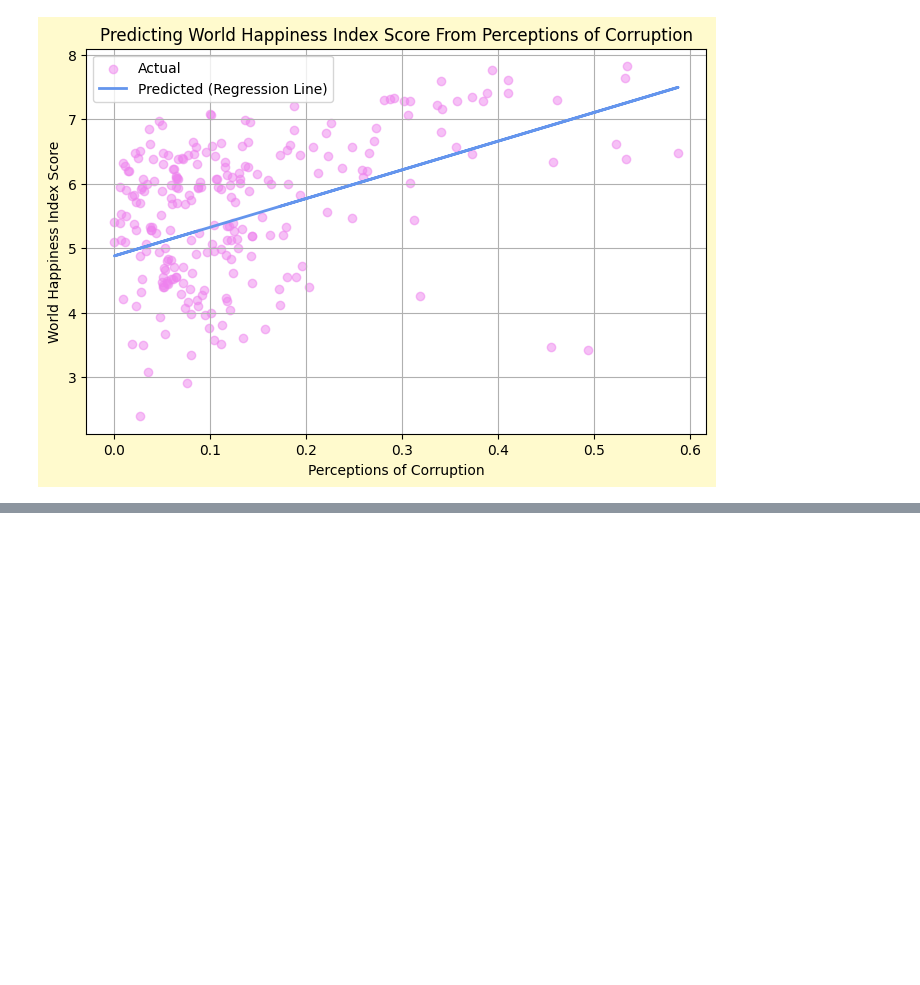
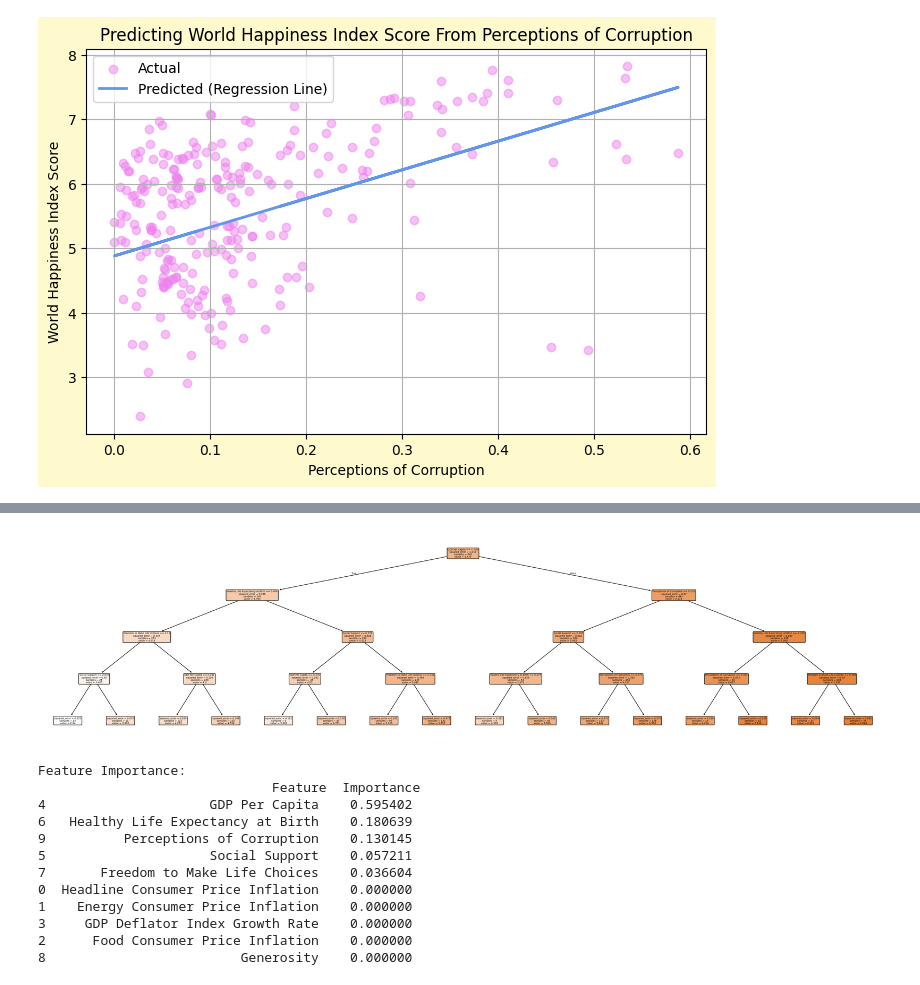
Before and after one commit to CharlotteHoyt/KWK-Goldman-Sachs-ML-Final-Project, a Jupyter notebook: Charlotte_KWK_Machine_Learning_x_Finance_Challenge_Final_Project.ipynb, the cells around one changed output, grey strips where cells are left out. Cells and saved outputs as stored; diff of their text form; code cells hidden in the pictures; blank space fills up the shorter version.

Commit message:
Trained regression tree.

```diff
--- a/Charlotte_KWK_Machine_Learning_x_Finance_Challenge_Final_Project.ipynb
+++ b/Charlotte_KWK_Machine_Learning_x_Finance_Challenge_Final_Project.ipynb
@@ -552,0 +573,78 @@ R^2 Score: 0.14774881876322898
+# %%
+from sklearn.model_selection import train_test_split
+from sklearn.tree import DecisionTreeRegressor, plot_tree
+from sklearn.metrics import mean_squared_error
+import matplotlib.pyplot as plt
+
+# Gather features into X.
+X = df[["Headline Consumer Price Inflation",
+        "Energy Consumer Price Inflation",
+        "Food Consumer Price Inflation",
+        "GDP Deflator Index Growth Rate",
+        "GDP Per Capita",
+        "Social Support",
+        "Healthy Life Expectancy at Birth",
+        "Freedom to Make Life Choices",
+        "Generosity",
+        "Perceptions of Corruption"]]
+y = df["Score"]
+
+# Split into training and testing sets.
+X_train, X_test, y_train, y_test = train_test_split(
+    X, y, test_size = 0.2, random_state = 42
+)
+
+# Train the decision tree.
+model = DecisionTreeRegressor(
+    # max_depth = 2,
+    max_depth = 4,
+    random_state = 42
+)
+model.fit(X_train, y_train)
+
+# Visualize the tree.
+plt.figure(figsize = (32, 8))
+plot_tree(
+    model,
+    feature_names = X.columns,
+    filled = True,
+    rounded = True
+)
+plt.show()
+
+# List feature importance.
+feature_importance = pd.DataFrame({
+    "Feature": X.columns,
+    "Importance": model.feature_importances_
+}).sort_values(by = "Importance", ascending = False)
+
+print("\nFeature Importance:\n", feature_importance)
+
+print("\n\n")
+
+
+# # Evaluate on the training set.
+# print("ACCURACY FOR THE TRAINING SET")
+# y_pred_train = model.predict(X_train)
+# print("Accuracy:", accuracy_score(y_train, y_pred_train))
+# print("\nClassification Report:\n", classification_report(y_train, y_pred_train))
+
+# # Evaluate on the testing set.
+# print("ACCURACY FOR THE TEST SET")
+# y_pred_test = model.predict(X_test)
+# print("Accuracy:", accuracy_score(y_test, y_pred_test))
+# print("\nClassification Report:\n", classification_report(y_test, y_pred_test))
+# %% [output]
+[figure, added]
+Feature Importance:
+                              Feature  Importance
+4                     GDP Per Capita    0.595402
+6   Healthy Life Expectancy at Birth    0.180639
+9          Perceptions of Corruption    0.130145
+5                     Social Support    0.057211
+7       Freedom to Make Life Choices    0.036604
+0  Headline Consumer Price Inflation    0.000000
+1    Energy Consumer Price Inflation    0.000000
+3     GDP Deflator Index Growth Rate    0.000000
+2      Food Consumer Price Inflation    0.000000
+8                         Generosity    0.000000
```
Also changed, not shown: parts of 5 cells of this notebook.
